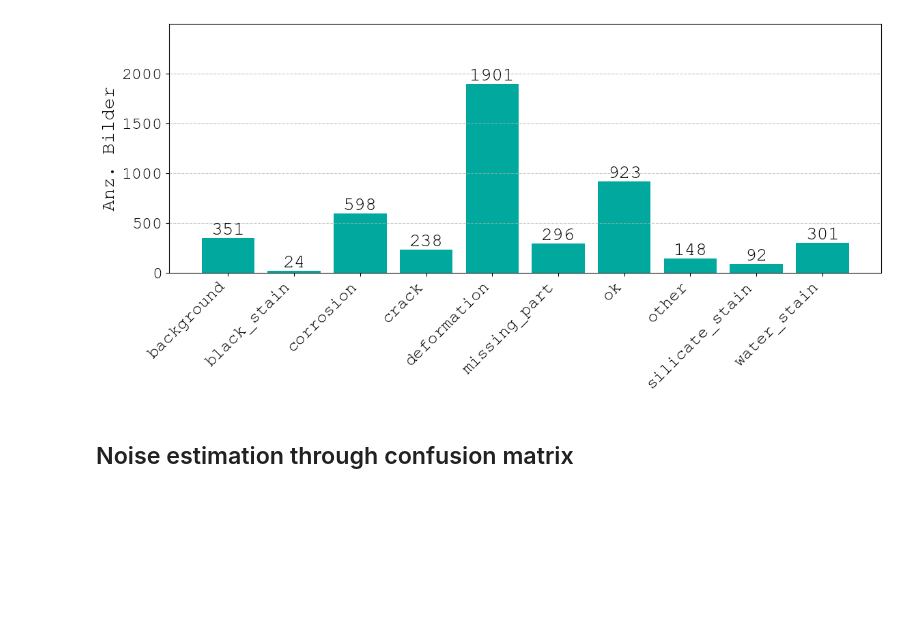
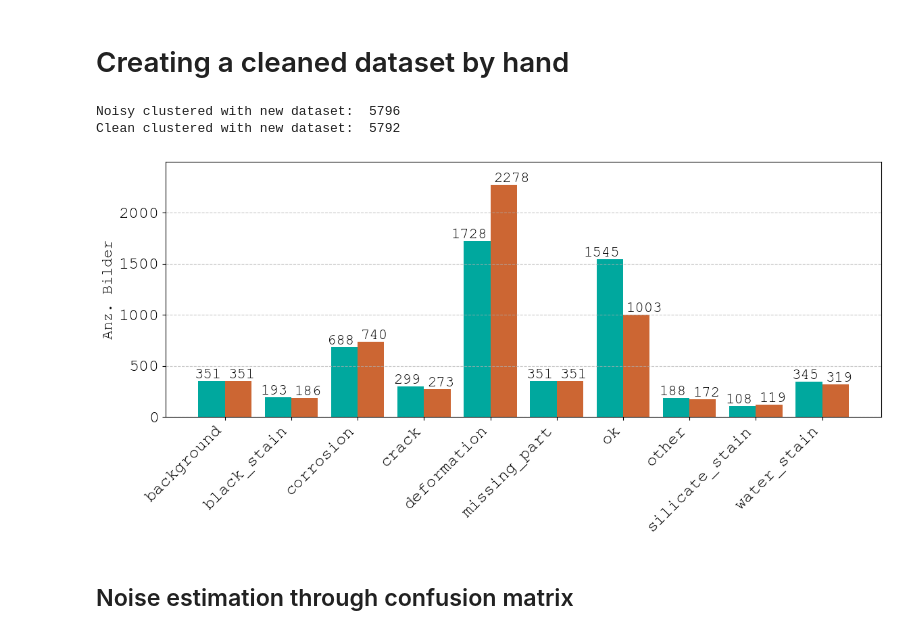
Before and after one commit to LukasBenner/NoisyLabelDefectDetection, a Jupyter notebook: notebooks/plots.ipynb, the cells around one changed output. Drawn from its saved outputs; the diff is of its cells as text; code cells hidden in the pictures; blank space fills up the shorter version.

```diff
--- a/notebooks/plots.ipynb
+++ b/notebooks/plots.ipynb
@@ -90,35 +374,44 @@ plt.show()
+# %% [markdown]
+# Creating a cleaned dataset by hand
 # %%
-clean_dataset = ImageFolder("/srv/defectDetectionDataset/surfaceClassification/full_clean")
+clean_clustered_with_new_path = BASE_DATA_PATH / "full_clean_clustered_new"
+clean_clustered_with_new_dataset = {"samples": [], "targets": []}
+
+for root, dirs, files in os.walk(clean_clustered_with_new_path):
+    for file in files:
+        if file.endswith((".jpg", ".jpeg", ".png")):
+            label = path.basename(root)
+            file_path = path.join(root, file)
+            clean_clustered_with_new_dataset["samples"].append(file_path)
+            clean_clustered_with_new_dataset["targets"].append(class_mapping[label])
+
+print("Noisy clustered with new dataset: ", len(noisy_clustered_with_new_dataset["samples"]))
+print("Clean clustered with new dataset: ", len(clean_clustered_with_new_dataset["samples"]))
+
+clean_clustered_new_targets = np.array(clean_clustered_with_new_dataset["targets"])
+# %% [output]
+Noisy clustered with new dataset:  5796
+Clean clustered with new dataset:  5792
-# %%
-clean_targets = np.array(clean_dataset.targets)
-clean_num_classes = len(clean_dataset.classes)
-labels =[
-    "background",
-    "black_stain",
-    "corrosion",
-    "crack",
-    "deformation",
-    "missing_part",
-    "ok",
-    "other",
-    "silicate_stain",
-    "water_stain"]
 # %%
 fig = plt.figure(figsize=(12, 6))
 
-plt.bar(np.arange(0, clean_num_classes), [np.sum(clean_targets == i) for i in range(clean_num_classes)], color=(0.0, 0.66, 0.62))
-for i in range(clean_num_classes):
-    plt.text(i, np.sum(clean_targets == i), str(np.sum(clean_targets == i)), ha='center', va='bottom')
+x = np.arange(len(labels))
+
+plt.bar(x=x-0.2, height=[np.sum(noisy_clustered_new_targets == i) for i in range(noisy_num_classes)], color=(0.0, 0.66, 0.62), width=0.4)
+plt.bar(x=x+0.2, height=[np.sum(clean_clustered_new_targets == i) for i in range(noisy_num_classes)], color=(0.8, 0.4, 0.2), width=0.4)
+for i in range(noisy_num_classes):
+    plt.text(i-0.05, np.sum(noisy_clustered_new_targets == i), str(np.sum(noisy_clustered_new_targets == i)), ha='right', va='bottom')
+    plt.text(i+0.05, np.sum(clean_clustered_new_targets == i), str(np.sum(clean_clustered_new_targets == i)), ha='left', va='bottom')
 plt.grid(axis='y', linestyle='--', alpha=0.7)
 plt.yticks(np.arange(0, 2500, 500))
 plt.ylim(0, 2500)
-plt.xticks(np.arange(0, clean_num_classes), labels, rotation=45, ha='right')
+plt.xticks(np.arange(0, noisy_num_classes), labels, rotation=45, ha='right')
 plt.ylabel("Anz. Bilder")
 plt.tight_layout()
-plt.savefig("plots/class_distribution_clean.pdf", bbox_inches='tight')
+plt.savefig("plots/class_distribution_noisy_new_vs_clean_new.svg", bbox_inches='tight')
 plt.show()
 # %% [output]
-[figure, old version]
+[figure, new version]
 # %% [markdown]
 ## Noise estimation through confusion matrix
 # %%
```
Also changed, not shown: parts of 37 cells of this notebook, 10 other files.
